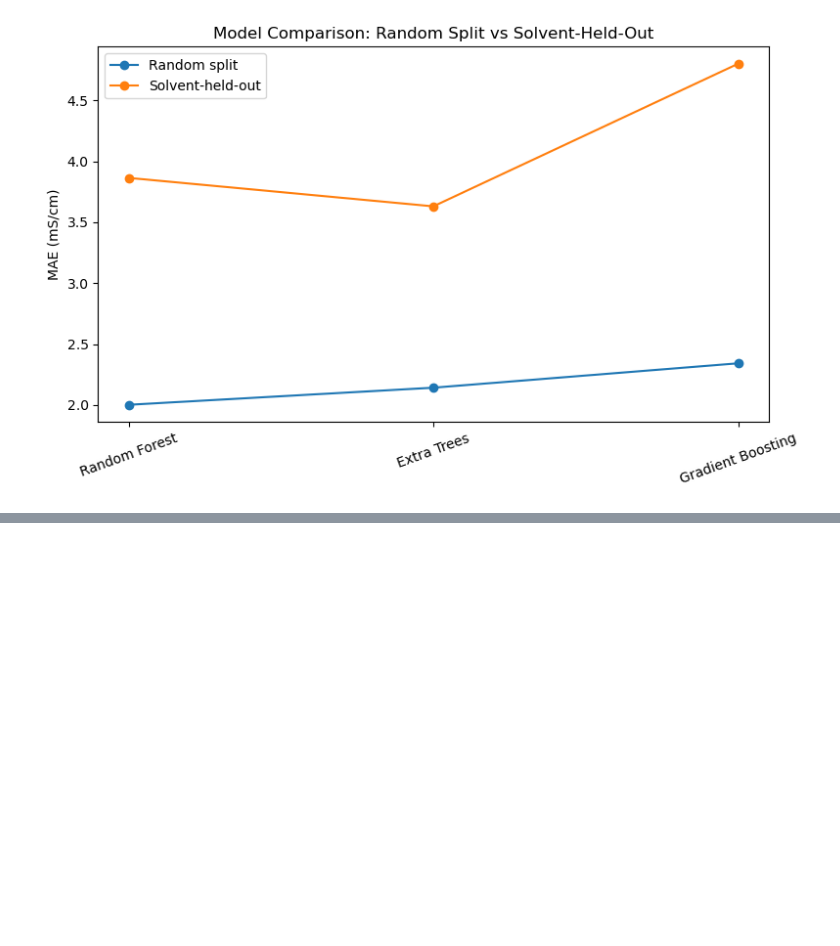
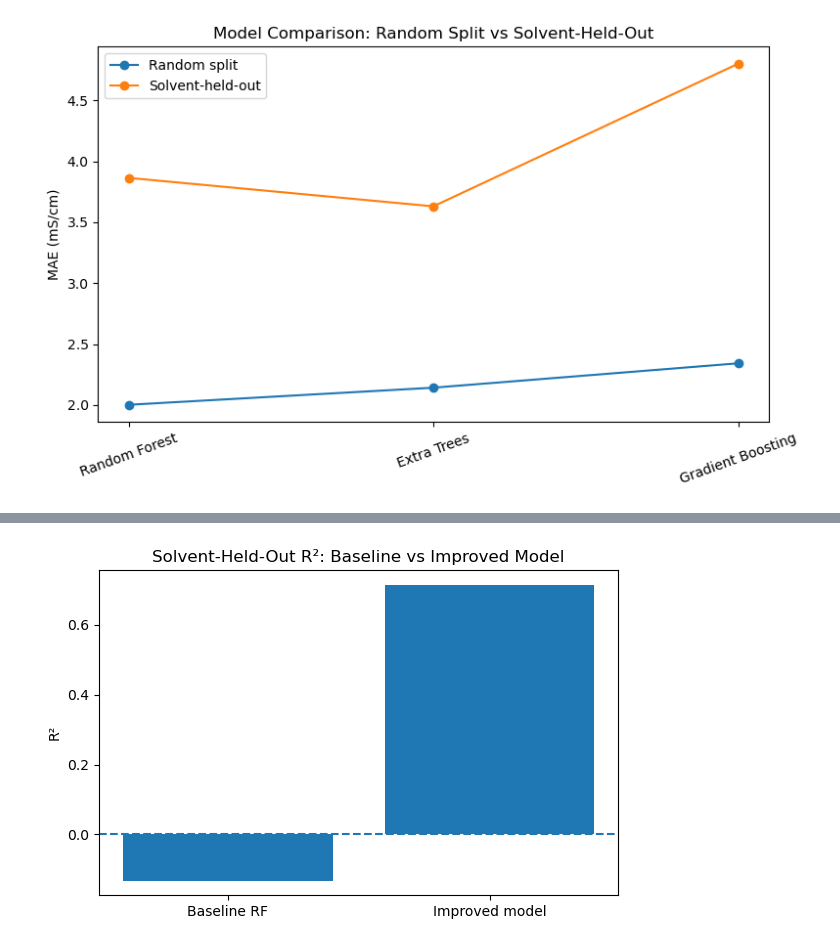
Before and after one commit to AJ-IITI/ML-Guided-Discovery-of-High-Performance-Electrolyte, a Jupyter notebook: notebooks/02_improved_conductivity_prediction.ipynb, the cells around one changed output, grey strips where cells are left out. Saved outputs shown, nothing was run; the diff lists cells and outputs as text; code cells hidden in the pictures; blank space fills up the shorter version.

```diff
--- a/notebooks/02_improved_conductivity_prediction.ipynb
+++ b/notebooks/02_improved_conductivity_prediction.ipynb
@@ -369,0 +422,17 @@ plt.show()
+# %%
+plt.figure(figsize=(6, 4))
+
+plt.bar(
+    baseline_vs_improved["Stage"],
+    baseline_vs_improved["R2"]
+)
+
+plt.ylabel("R²")
+plt.title("Solvent-Held-Out R²: Baseline vs Improved Model")
+plt.axhline(0, linestyle="--")
+plt.tight_layout()
+
+plt.savefig("../outputs/figures/baseline_vs_improved_r2.png", dpi=300)
+plt.show()
+# %% [output]
+[figure, added]
```
Also changed, not shown: parts of 5 cells of this notebook, 9 other files.
